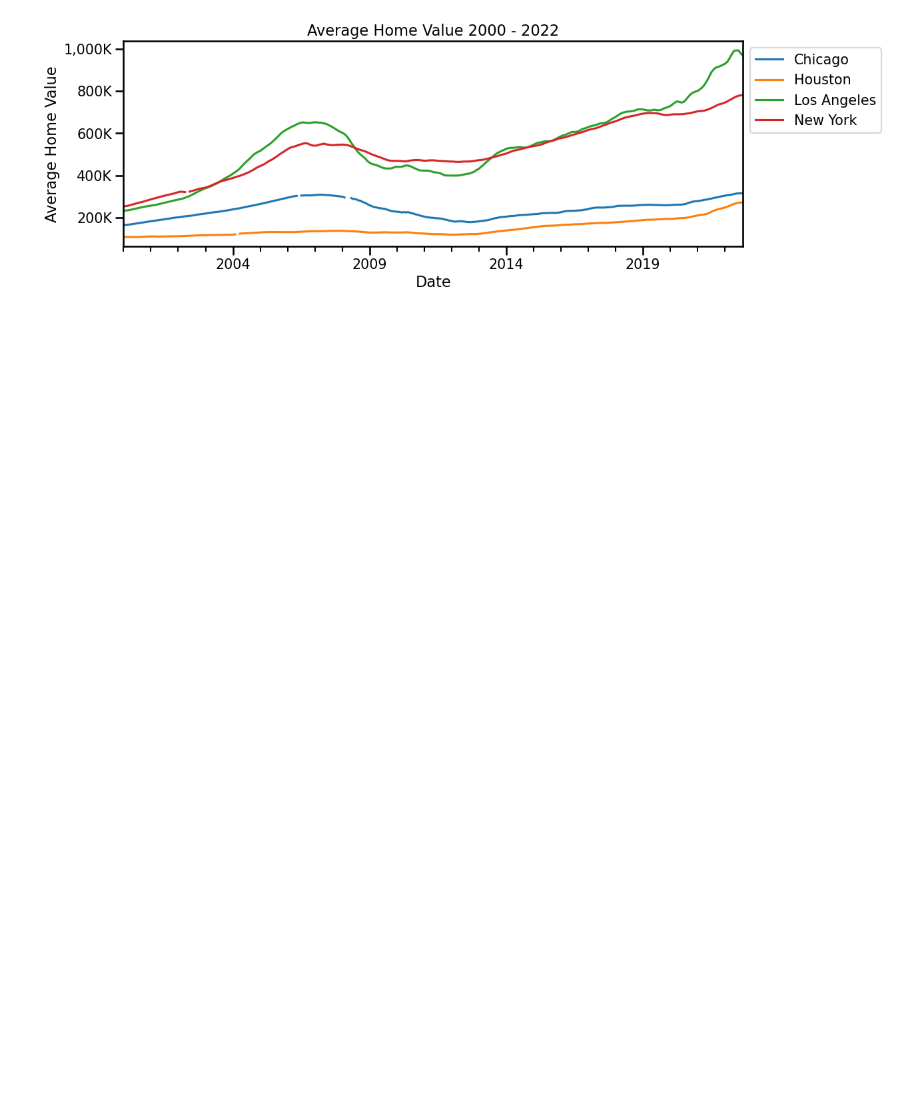
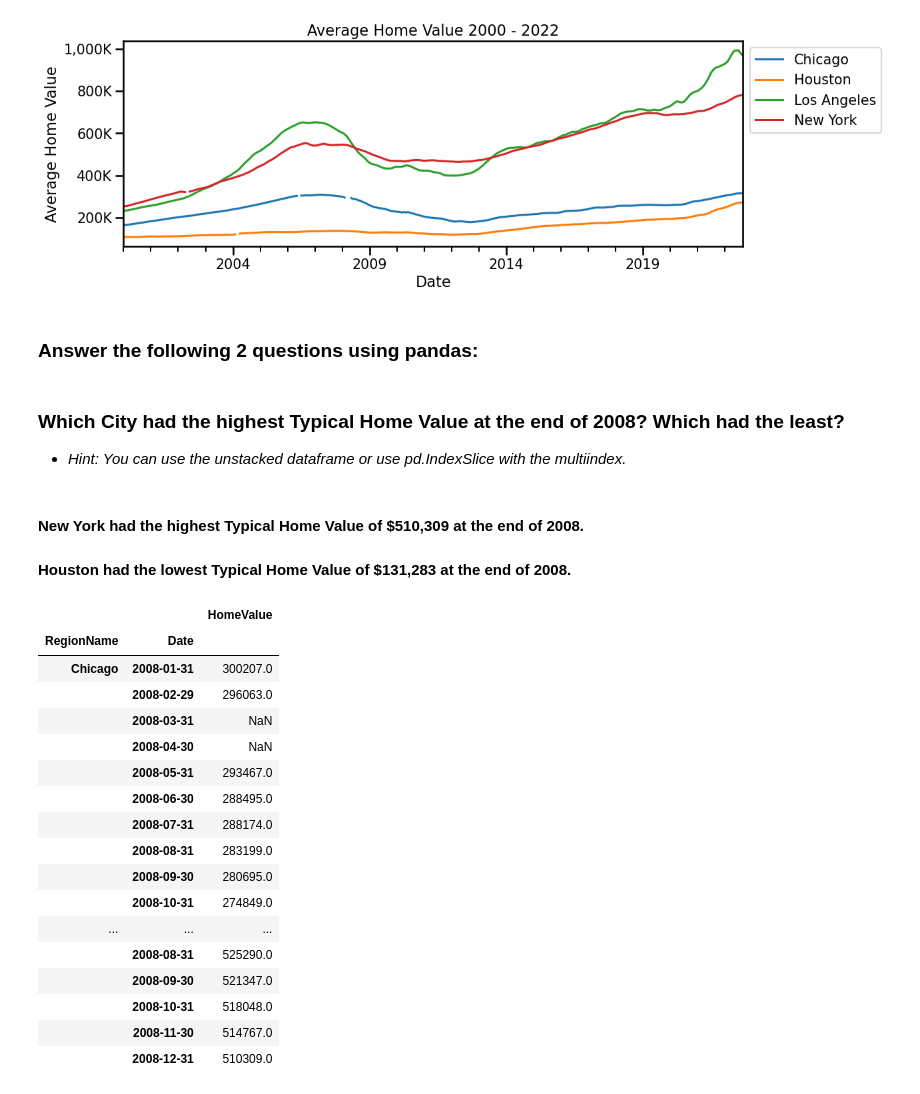
Before and after one commit to iarbietonilsson/Preparing-Time-Series-from-Wide-Form-Data, a Jupyter notebook: Preparing Time Series from Wide-Form Data Core.ipynb, the cells around one changed output. Cells and saved outputs as stored; diff of their text form; code cells hidden in the pictures; blank space fills up the shorter version.

```diff
--- a/Preparing Time Series from Wide-Form Data Core.ipynb
+++ b/Preparing Time Series from Wide-Form Data Core.ipynb
@@ -384,3 +384,34 @@ ax.legend(bbox_to_anchor = [1, 1]);
 #format_xdates(ax);
 # %% [output]
 [figure]
+# %% [markdown]
+### Answer the following 2 questions using pandas:
+# %% [markdown]
+### Which City had the highest Typical Home Value at the end of 2008? Which had the least?
+* *Hint: You can use the unstacked dataframe or use pd.IndexSlice with the multiindex.*
+# %% [markdown]
+#### New York had the highest Typical Home Value of $510,309 at the end of 2008.
+
+#### Houston had the lowest Typical Home Value of $131,283 at the end of 2008.
+# %%
+df_ts_2008 = df_ts.loc[pd.IndexSlice[:, '2008'],:]
+df_ts_2008
+# %% [output]
+|  |  | HomeValue |
+| RegionName | Date |  |
+| Chicago | 2008-01-31 | 300207.0 |
+|  | 2008-02-29 | 296063.0 |
+|  | 2008-03-31 | NaN |
+|  | 2008-04-30 | NaN |
+|  | 2008-05-31 | 293467.0 |
+|  | 2008-06-30 | 288495.0 |
+|  | 2008-07-31 | 288174.0 |
+|  | 2008-08-31 | 283199.0 |
+|  | 2008-09-30 | 280695.0 |
+|  | 2008-10-31 | 274849.0 |
+| ... | ... | ... |
+|  | 2008-08-31 | 525290.0 |
+|  | 2008-09-30 | 521347.0 |
+|  | 2008-10-31 | 518048.0 |
+|  | 2008-11-30 | 514767.0 |
+|  | 2008-12-31 | 510309.0 |
```
Also changed, not shown: parts of 7 cells of this notebook.
